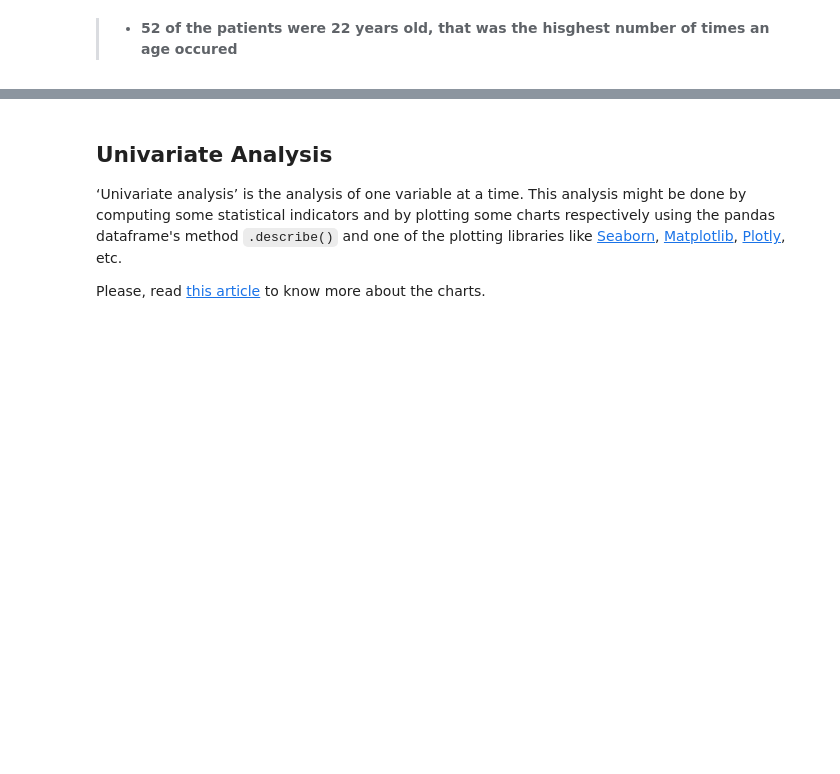
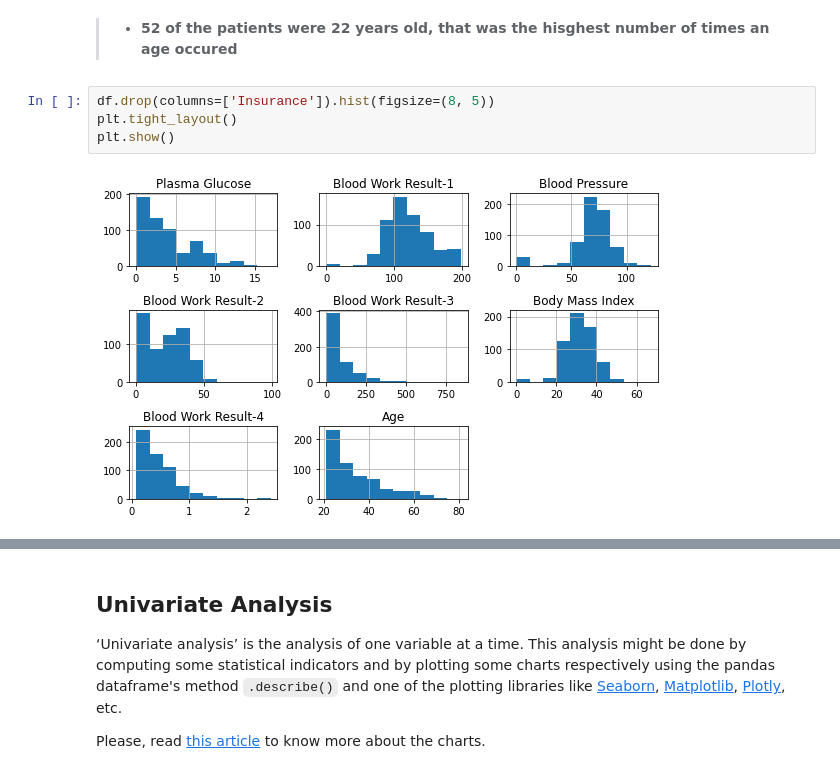
Before and after one commit to Bright136/Embedding-a-Machine-Learning-Model-into-a-Web-Application, a Jupyter notebook: dev/notebooks/Sepssis_prediction_with_ml.ipynb, the cells around one changed output, grey strips where cells are left out. Drawn from its saved outputs; the diff is of its cells as text; blank space fills up the shorter version.

```diff
--- a/dev/notebooks/Sepssis_prediction_with_ml.ipynb
+++ b/dev/notebooks/Sepssis_prediction_with_ml.ipynb
@@ -355,3 +357,9 @@ plt.ylabel('Count');
 [figure]
 # %% [markdown]
 >- **52 of the patients were 22 years old, that was the hisghest number of times an age occured**
+# %%
+df.drop(columns=['Insurance']).hist(figsize=(8, 5))
+plt.tight_layout()
+plt.show()
+# %% [output]
+[figure, added]
```
Also changed, not shown: parts of 87 cells of this notebook, 2 other files.
